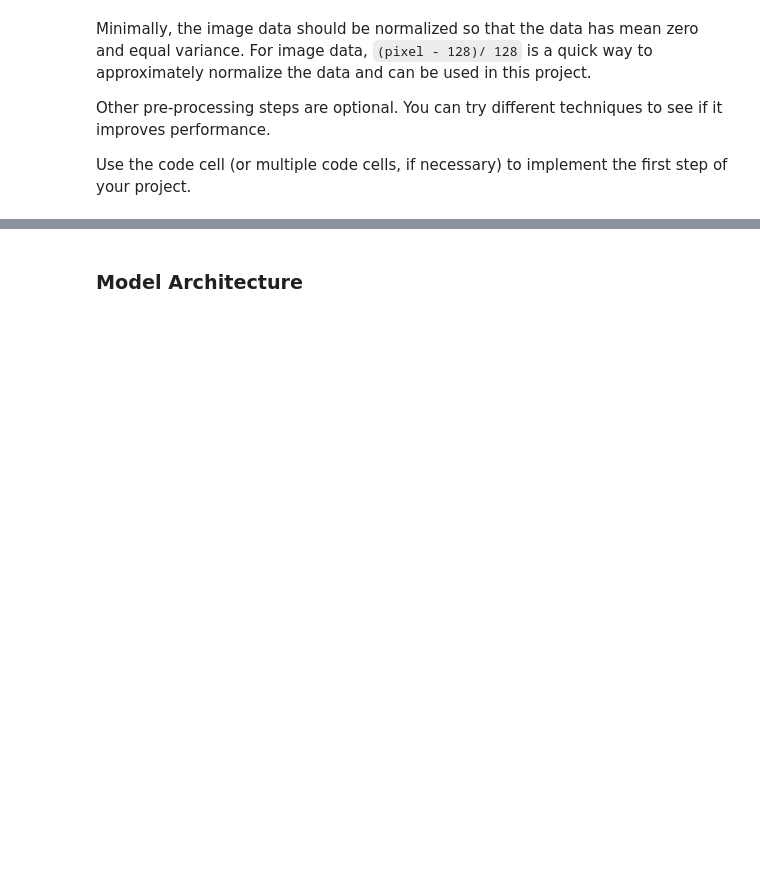
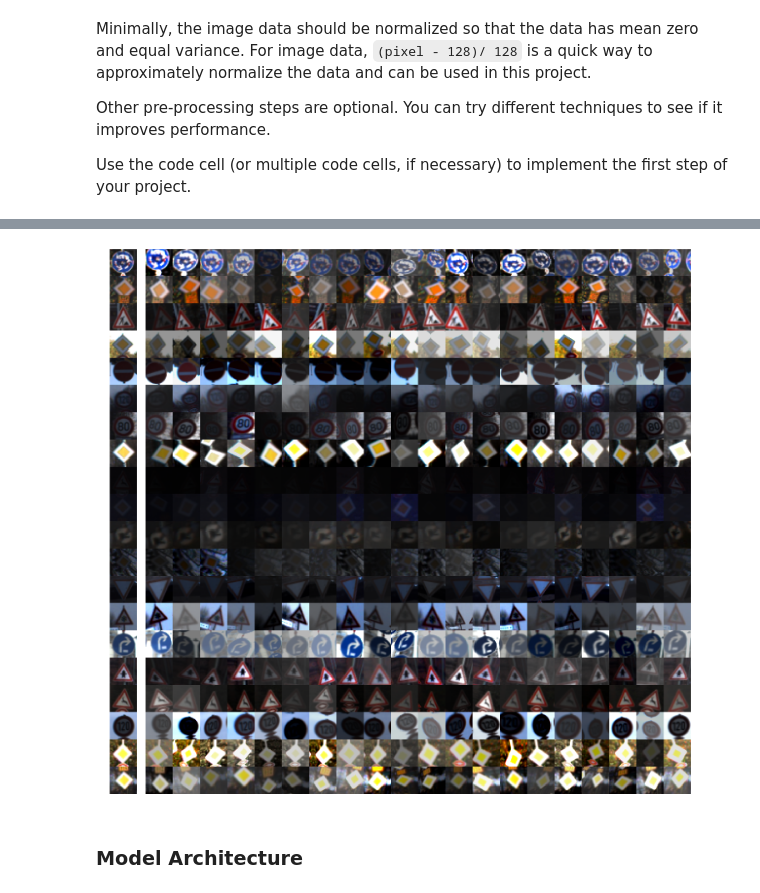
Before and after one commit to mrsandipandas/Udacity_Traffic-Sign-Classifier-P2, a Jupyter notebook: Traffic_Sign_Classifier.ipynb, the cells around one changed output, grey strips where cells are left out. Cells and saved outputs as stored; diff of their text form; code cells hidden in the pictures; blank space fills up the shorter version.

```diff
--- a/Traffic_Sign_Classifier.ipynb
+++ b/Traffic_Sign_Classifier.ipynb
@@ -173,3 +249,21 @@ Use the code cell (or multiple code cells, if necessary) to implement the first
 ### Preprocess the data here. It is required to normalize the data. Other preprocessing steps could include
 ### converting to grayscale, etc.
 ### Feel free to use as many code cells as needed.
+
+# split into train and validation.
+def split_data(X_train, y_train, num_valid=3000):
+    # num_valid = num of validation samples
+
+    num   = len(y_train)   # 39209
+    index = list(range(num))
+    random.shuffle(index)
+    train_index=index[num_valid:]
+    valid_index=index[:num_valid]
+
+
+    train_images = X_train[train_index]
+    train_labels = y_train[train_index]
+    valid_images = X_train[valid_index]
+    valid_labels = y_train[valid_index]
+
+    return  train_images, train_labels,  valid_images, valid_labels
@@ -175,0 +436,62 @@ Use the code cell (or multiple code cells, if necessary) to implement the first
+# %%
+#prepare all data here
+classnames, X_train, y_train, X_test, y_test = load_data()
+
+train_images, train_labels,  valid_images, valid_labels = split_data(X_train, y_train)
+test_images, test_labels = X_test, y_test
+
+num_train = len(train_images)
+num_valid = len(valid_images)
+num_test  = len(test_images)
+
+print('** some data setting **')
+print('\theight, width, channel = %d, %d, %d'%(height, width, channel))
+print('\tnum_test  = %d'%num_test)
+print('\tnum_valid = %d'%num_valid)
+print('\tnum_train = %d'%num_train)
+
+#train data filpping.
+train_images, train_labels = extend_data_by_flipping(train_images, train_labels)
+num_train_flip = len(train_images)
+print('')
+print('\tnum_train (after flip)= %d' % num_train_flip )
+
+#train data augmentation
+keep = 0.20   # 0.50   0.25 0.20   #0.15
+num_per_class = 20000
+num_argument = num_per_class*num_class
+#argument_images, argument_labels = shuffle_data_uniform(train_images, train_labels, num_class, num_per_class=num_per_class)
+#argument_images = make_perturb_images(argument_images, keep=keep)
+#num_argument = len(argument_images)
+print('\tnum_argument = %d' % num_argument)
+
+
+
+#example of new generated train data --------------------------------------------
+print('\n')
+print('examples of argument images (first column is orginal)')
+
+
+# results image
+num_sample = 20
+perturbance_per_sample = 20
+
+results_image = 255. * np.ones(shape=(num_sample * height, (perturbance_per_sample+1)* width+10, channel),dtype=np.float32)
+
+for j in range(num_sample):
+    i = random.randint(0, num_train_flip - 1)
+
+    image = train_images[i]
+    insert_subimage(results_image, image, j * height, 0)
+
+    for k in range(0, perturbance_per_sample):
+        perturb_image = perturb(image, keep=0)
+        insert_subimage(results_image, perturb_image, j*height, (k+1)*width+10)
+
+
+cv2.imwrite(BASE_DIR+'/data_argument.jpg',cv2.cvtColor(results_image, cv2.COLOR_BGR2RGB))
+plt.rcParams["figure.figsize"] = (25,25)
+plt.imshow(results_image.astype(np.uint8))
+plt.axis('off')
+plt.show()
+# %% [output]
@@ -176,2 +509,3 @@ Use the code cell (or multiple code cells, if necessary) to implement the first
+[figure, added]
 # %% [markdown]
 ### Model Architecture
```
Also changed, not shown: parts of 19 cells of this notebook, 17 other files.
